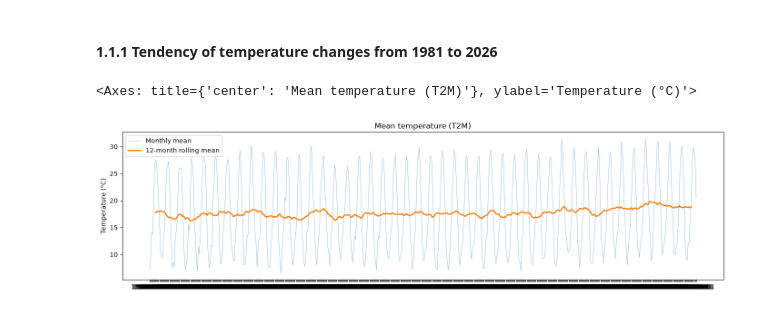
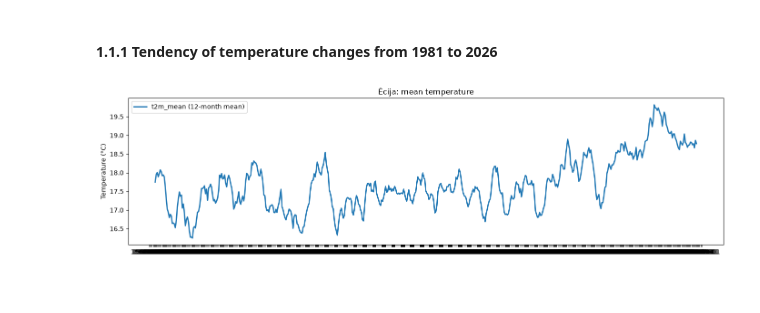
Before and after one commit to MaksimDar/field-shift-crop-rotation-advisor, a Jupyter notebook: notebooks/ 06_eda.ipynb, the cells around one changed output. Drawn from its saved outputs; the diff is of its cells as text; code cells hidden in the pictures.

Commit message:
data cleaning & EDA process are started

```diff
--- a/notebooks/ 06_eda.ipynb
+++ b/notebooks/ 06_eda.ipynb
@@ -10,17 +10,31 @@ from sklearn.metrics import accuracy_score, recall_score, classification_report
 # %% [markdown]
 FUNCTIONS
 # %%
-def seasons_temperatures_graphs(df, figsize=(14, 4)):
+def plot_rolling_trend(df, columns, window=12, center=True,
+                       labels=None, title=None, ylabel=None,
+                       figsize=(14, 4)):
+    """Plot the rolling mean of one or several monthly columns.
+
+    columns : str or list of column names
+    window  : rolling window in months
+    labels  : optional dict {column: legend label}
+    """
+    if isinstance(columns, str):
+        columns = [columns]
+    labels = labels or {}
+
     d = df.sort_values("month").copy()
-    d["t2m_12m"] = d["t2m_mean"].rolling(12, center=True).mean()
+    fig, ax = plt.subplots(figsize=figsize)
 
-    fig, ax = plt.subplots(figsize=figsize)
-    sns.lineplot(x="month", y="t2m_mean", data=d, ax=ax,
-                 linewidth=0.6, alpha=0.5, label="Monthly mean")
-    sns.lineplot(x="month", y="t2m_12m", data=d, ax=ax,
-                 linewidth=2, label="12-month rolling mean")
-    ax.set_title("Mean temperature (T2M)")
+    for col in columns:
+        roll_col = f"{col}_roll{window}"
+        d[roll_col] = d[col].rolling(window, center=center).mean()
+        sns.lineplot(x="month", y=roll_col, data=d, ax=ax, linewidth=2,
+                     label=labels.get(col, f"{col} ({window}-month mean)"))
+
+    ax.set_title(title or f"{window}-month rolling mean")
     ax.set_xlabel("")
-    ax.set_ylabel("Temperature (°C)")
+    ax.set_ylabel(ylabel or "")
+    ax.legend()
     plt.tight_layout()
-    return ax
+    plt.show()
@@ -90,7 +106,6 @@ Index(['month', 't2m_mean', 't2m_max_mean', 't2m_max_peak', 't2m_min_mean',
 # %% [markdown]
 #### 1.1.1 Tendency of temperature changes from 1981 to 2026
 # %%
-seasons_temperatures_graphs(écija_monthly)
+plot_rolling_trend(écija_monthly, "t2m_mean", title="Écija: mean temperature", ylabel="Temperature (°C)")
 # %% [output]
-<Axes: title={'center': 'Mean temperature (T2M)'}, ylabel='Temperature (°C)'>
-[figure, old version]
+[figure, new version]
```
Also changed, not shown: parts of 1 cell of this notebook, 11 other files.
